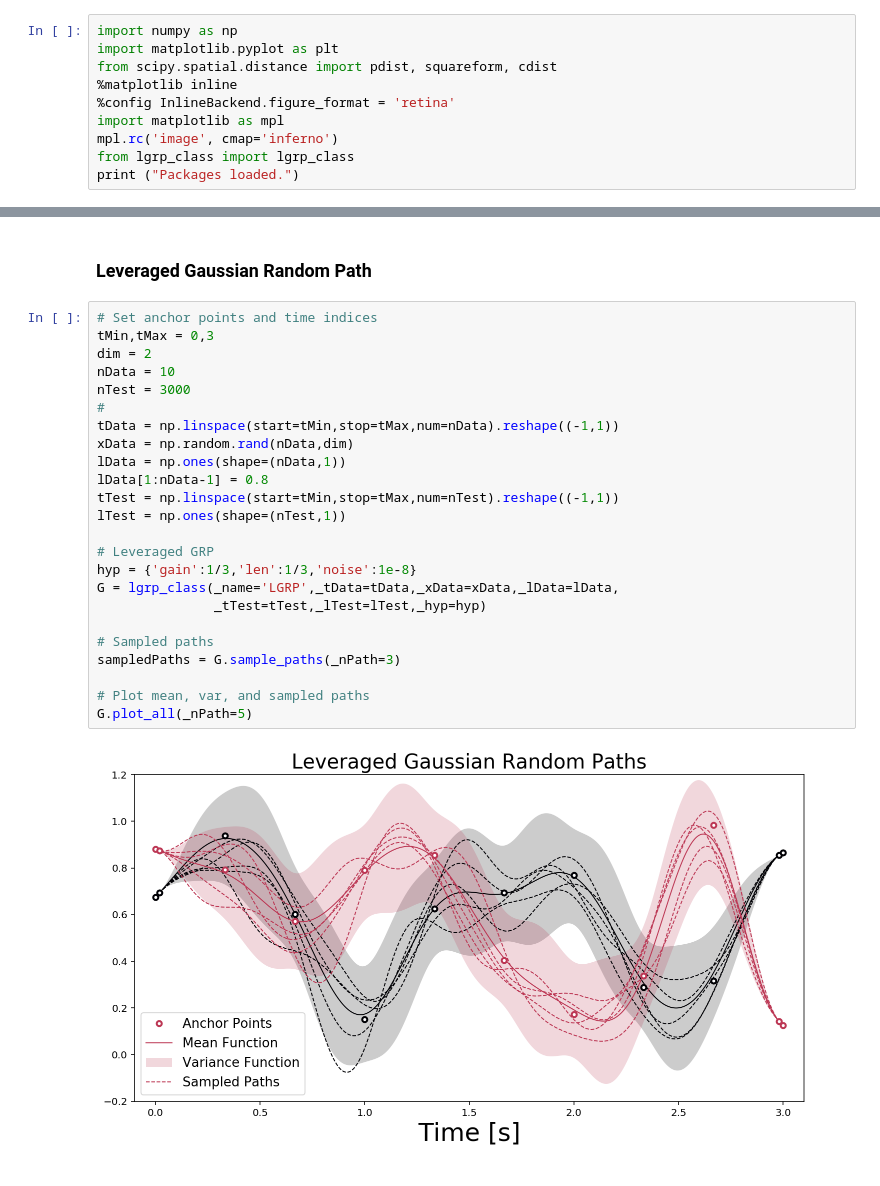
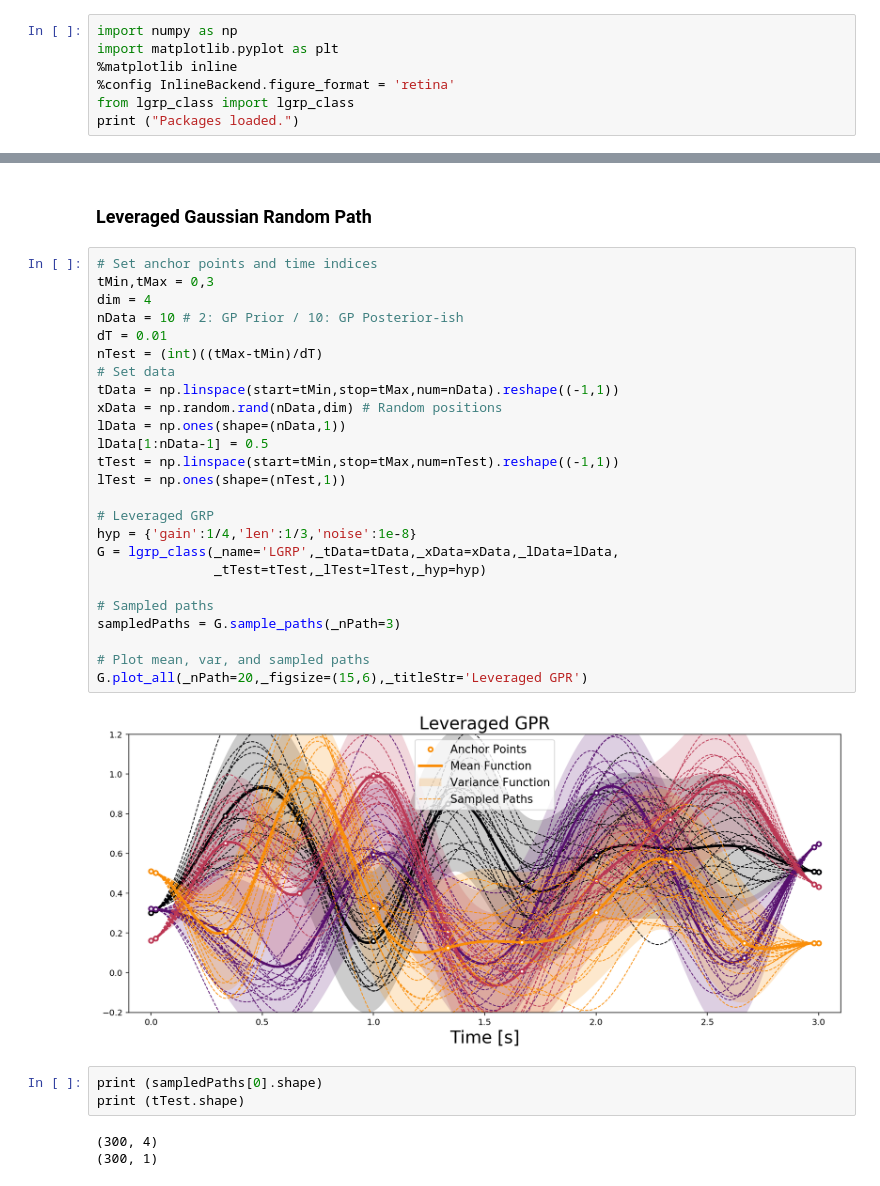
Before and after one commit to sjchoi86/mujoco-ant, a Jupyter notebook: src/demo_grp.ipynb, the cells around one changed output, grey strips where cells are left out. Cells and saved outputs as stored; diff of their text form.

```diff
--- a/src/demo_grp.ipynb
+++ b/src/demo_grp.ipynb
@@ -3,11 +3,8 @@
 # %%
 import numpy as np
 import matplotlib.pyplot as plt
-from scipy.spatial.distance import pdist, squareform, cdist
 %matplotlib inline
 %config InlineBackend.figure_format = 'retina'
-import matplotlib as mpl
-mpl.rc('image', cmap='inferno')
 from lgrp_class import lgrp_class
 print ("Packages loaded.")
 # %% [output]
@@ -17,26 +14,33 @@ Packages loaded.
 # %%
 # Set anchor points and time indices
 tMin,tMax = 0,3
-dim = 2
-nData = 10
-nTest = 3000
-#
+dim = 4
+nData = 10 # 2: GP Prior / 10: GP Posterior-ish
+dT = 0.01
+nTest = (int)((tMax-tMin)/dT)
+# Set data
 tData = np.linspace(start=tMin,stop=tMax,num=nData).reshape((-1,1))
-xData = np.random.rand(nData,dim)
+xData = np.random.rand(nData,dim) # Random positions
 lData = np.ones(shape=(nData,1))
-lData[1:nData-1] = 0.8
+lData[1:nData-1] = 0.5
 tTest = np.linspace(start=tMin,stop=tMax,num=nTest).reshape((-1,1))
 lTest = np.ones(shape=(nTest,1))
 
 # Leveraged GRP
-hyp = {'gain':1/3,'len':1/3,'noise':1e-8}
+hyp = {'gain':1/4,'len':1/3,'noise':1e-8}
 G = lgrp_class(_name='LGRP',_tData=tData,_xData=xData,_lData=lData,
                _tTest=tTest,_lTest=lTest,_hyp=hyp)
 
 # Sampled paths
 sampledPaths = G.sample_paths(_nPath=3)
 
 # Plot mean, var, and sampled paths
-G.plot_all(_nPath=5)
+G.plot_all(_nPath=20,_figsize=(15,6),_titleStr='Leveraged GPR')
 # %% [output]
-[figure, old version]
+[figure, new version]
+# %%
+print (sampledPaths[0].shape)
+print (tTest.shape)
+# %% [output]
+(300, 4)
+(300, 1)
```
Also changed, not shown: 7 other files.
